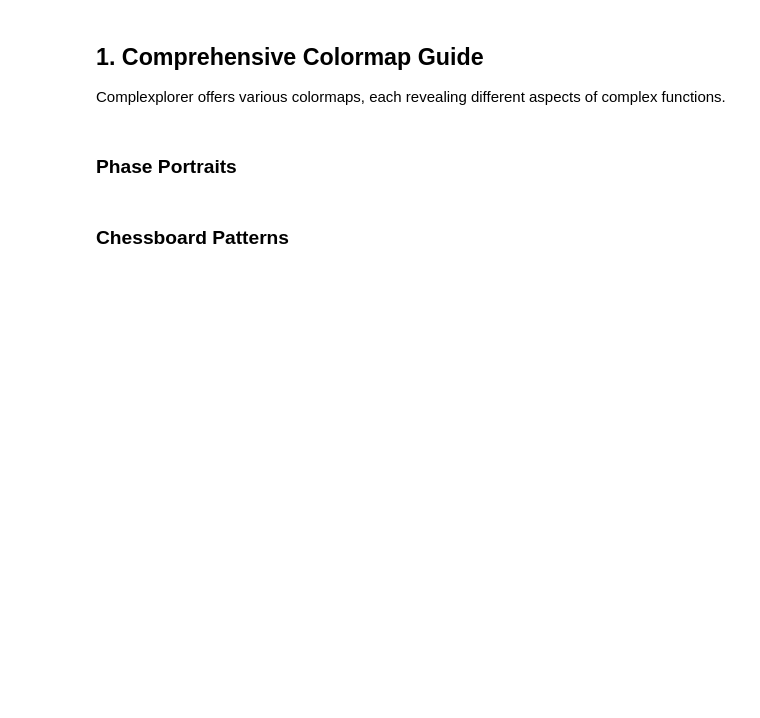
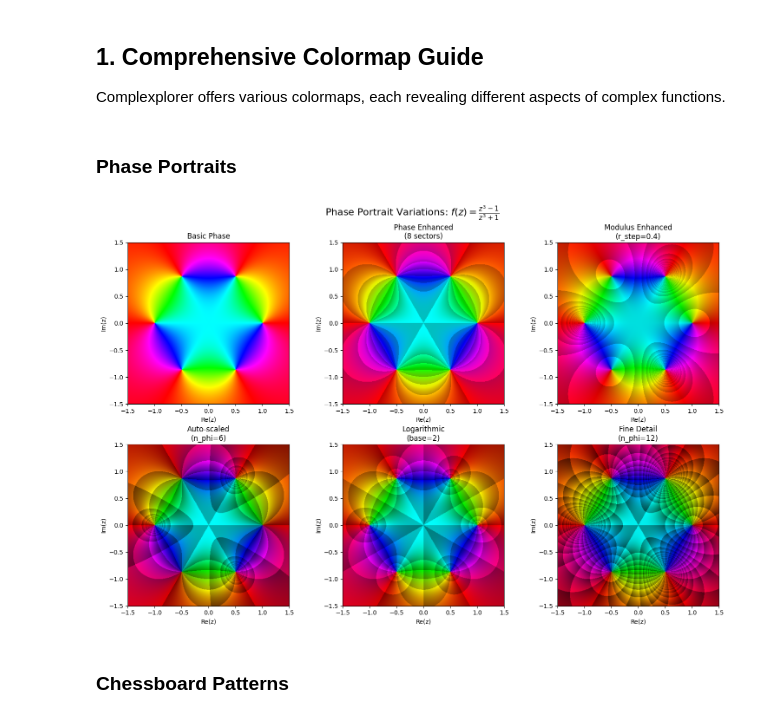
Before and after one commit to kuvychko/complexplorer, a Jupyter notebook: examples/advanced_features.ipynb, the cells around one changed output. Saved outputs shown, nothing was run; the diff lists cells and outputs as text; code cells hidden in the pictures; blank space fills up the shorter version.

```diff
--- a/examples/advanced_features.ipynb
+++ b/examples/advanced_features.ipynb
@@ -36,24 +38,26 @@ domain = cp.Rectangle(3, 3)
 # %%
 # Different phase portrait configurations
 phase_configs = [
     ("Basic Phase", cp.Phase()),
     ("Phase Enhanced\n(8 sectors)", cp.Phase(n_phi=8)),
     ("Modulus Enhanced\n(r_step=0.4)", cp.Phase(r_linear_step=0.4, v_base=0.5)),
     ("Auto-scaled\n(n_phi=6)", cp.Phase(n_phi=6, auto_scale_r=True, v_base=0.4)),
     ("Logarithmic\n(base=2)", cp.Phase(n_phi=6, r_log_base=2.0, v_base=0.5)),
     ("Fine Detail\n(n_phi=12)", cp.Phase(n_phi=12, auto_scale_r=True, scale_radius=0.5, v_base=0.3))
 ]
 
 fig, axes = plt.subplots(2, 3, figsize=(15, 10))
 axes = axes.flatten()
 
 for ax, (title, cmap) in zip(axes, phase_configs):
-    cp.plot(domain, f, cmap=cmap, ax=ax, n=150)
+    cp.plot(domain, func=f, cmap=cmap, ax=ax, resolution=400)
     ax.set_title(title)
 
 plt.suptitle(r"Phase Portrait Variations: $f(z) = \frac{z^3 - 1}{z^3 + 1}$", fontsize=16)
 plt.tight_layout()
 plt.show()
+# %% [output]
+[figure, added]
 # %% [markdown]
 ### Chessboard Patterns
 # %%
```
Also changed, not shown: parts of 16 cells of this notebook, 7 other files.
